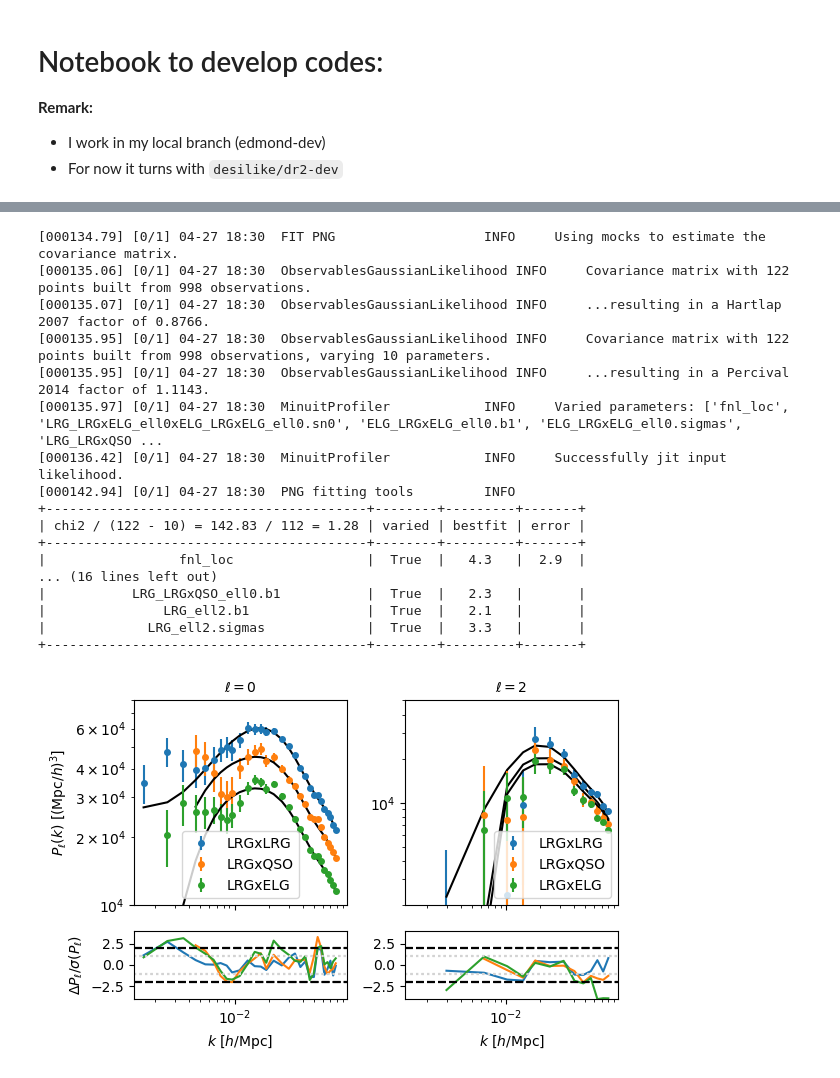
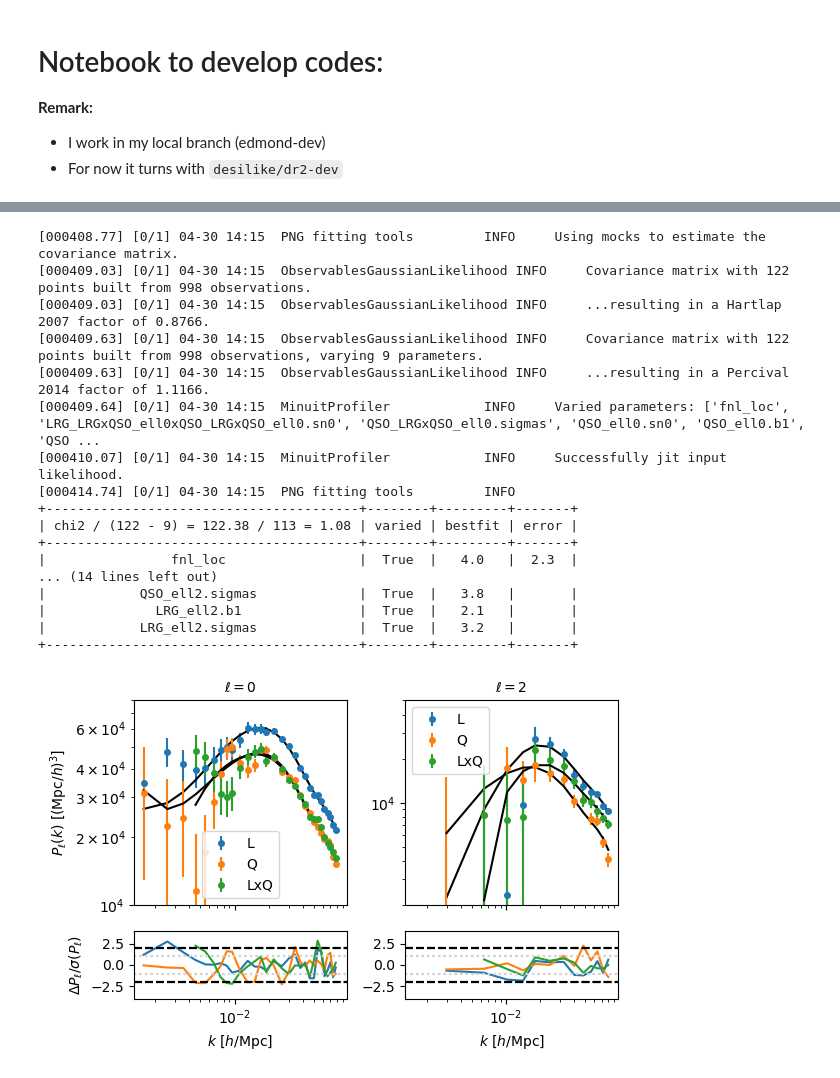
Before and after one commit to AlbertoRosado1/cai-dr2-clustering-products, a Jupyter notebook: local_png/fit_fnl_data.ipynb, the cells around one changed output, grey strips where cells are left out. Cells and saved outputs as stored; diff of their text form; code cells hidden in the pictures.

```diff
--- a/local_png/fit_fnl_data.ipynb
+++ b/local_png/fit_fnl_data.ipynb
@@ -64,19 +46,21 @@ logger.info(f'Load data from: {data_dir} and mocks from: {mocks_dir}')
 def propose_fiducial():
     propose_fiducial = {}
 
+    use_ell2 = True
+
     propose_fiducial['LRG'] = {'weight_type': 'default-fkp-oqe', 'zrange': (0.4, 1.1), 'region': 'GCcomb',
-                               'use_ell2': True, 'kmin': 1e-3, 'kmax': 0.08, 'kmin_ell2': 1e-3, 'kmax_ell2': 0.08}
+                               'use_ell2': use_ell2, 'kmin': 1e-3, 'kmax': 0.08, 'kmin_ell2': 1e-3, 'kmax_ell2': 0.08}
     propose_fiducial['ELG'] = {'weight_type': 'default-fkp-oqe', 'zrange': (0.8, 1.6), 'region': 'GCcomb',
-                               'use_ell2': True, 'kmin': 1e-2, 'kmax': 0.08, 'kmin_ell2': 1e-3, 'kmax_ell2': 0.08}  #6e-3
+                               'use_ell2': use_ell2, 'kmin': 1e-2, 'kmax': 0.08, 'kmin_ell2': 1e-3, 'kmax_ell2': 0.08}  #6e-3
     propose_fiducial['QSO'] = {'weight_type': 'default-fkp-oqe', 'zrange': (0.8, 3.5), 'region': 'GCcomb',
-                               'use_ell2': True, 'kmin': 1e-3, 'kmax': 0.08, 'kmin_ell2': 1e-3, 'kmax_ell2': 0.08}
+                               'use_ell2': use_ell2, 'kmin': 1e-3, 'kmax': 0.08, 'kmin_ell2': 1e-3, 'kmax_ell2': 0.08}
 
     propose_fiducial['LRGxQSO'] = {'weight_type': 'default-fkp-oqe', 'zrange': (0.8, 1.1), 'region': 'GCcomb',
-                                   'use_ell2': True, 'kmin': 4e-3, 'kmax': 0.08, 'kmin_ell2': 3e-3, 'kmax_ell2': 0.08}
+                                   'use_ell2': use_ell2, 'kmin': 4e-3, 'kmax': 0.08, 'kmin_ell2': 3e-3, 'kmax_ell2': 0.08}
     propose_fiducial['LRGxELG'] = {'weight_type': 'default-fkp-oqe', 'zrange': (0.8, 1.1), 'region': 'GCcomb',
-                                   'use_ell2': True, 'kmin': 1e-3, 'kmax': 0.08, 'kmin_ell2': 1e-3, 'kmax_ell2': 0.08}
+                                   'use_ell2': use_ell2, 'kmin': 1e-3, 'kmax': 0.08, 'kmin_ell2': 1e-3, 'kmax_ell2': 0.08}
     propose_fiducial['ELGxQSO'] = {'weight_type': 'default-fkp-oqe', 'zrange': (0.8, 1.6), 'region': 'GCcomb',
-                                   'use_ell2': True, 'kmin': 4e-3, 'kmax': 0.08, 'kmin_ell2': 3e-3, 'kmax_ell2': 0.08}
+                                   'use_ell2': use_ell2, 'kmin': 4e-3, 'kmax': 0.08, 'kmin_ell2': 3e-3, 'kmax_ell2': 0.08}
 
     # when sort tracer name, ELG arrive first, so it is convienient to have it here as well
     propose_fiducial['ELGxLRG'] = propose_fiducial['ELGxQSO']
@@ -98,7 +82,7 @@ for tracer in tracers_to_read:
 
     try:
         logger.info(f'After rebinning and k range selection: {pk.get(0).k.shape[0]} and {pk.get(2).k.shape[0]} data points.')
-    except KeyError:
+    except ValueError:
         logger.info(f'After rebinning and k range selection: {pk.get(0).k.shape[0]} data points.')
 
     if 'x' not in short_tracer: short_tracer = 'x'.join(2*[short_tracer])
@@ -108,6 +92,6 @@ for tracer in tracers_to_read:
     zeffs[short_tracer][0] = windows[short_tracer].observable.get(0).attrs['zeff']
     try:
         zeffs[short_tracer][2] = windows[short_tracer].observable.get(2).attrs['zeff']
-    except KeyError:
+    except ValueError:
         pass
 # %% [output]
@@ -296,29 +150,29 @@ PARCEQUE LA SI J4AI DEUX CROSS AVEC LES ELGS CA NE MARCHE PAS :(
 # %%
-#order = ['LRGxELG', 'ELGxQSO']
-#orders = [['LRGxLRG', 'QSOxQSO', 'LRGxQSO', 'LRGxELG']]
+orders = [['LRGxLRG', 'QSOxQSO', 'LRGxQSO']]
+orders += [['LRGxLRG', 'QSOxQSO', 'LRGxQSO', 'LRGxELG', 'ELGxQSO']]
+orders += [['LRGxLRG', 'QSOxQSO', 'ELGxELG', 'LRGxQSO', 'LRGxELG', 'ELGxQSO']]
 
-order = ['LRGxLRG', 'LRGxQSO', 'LRGxELG']
+for order in orders:
+    likelihoods['-'.join(order)] = build_total_likelihood(order, pks, observables, mocks, zeffs, fiducial)
 
-likelihood = build_total_likelihood(order, pks, observables, mocks, zeffs, fiducial)
-
-profilers['-'.join(order)] = run_profiler(likelihood)
-plot_observables({tt: observables[tt] for tt in order})
+    profilers['-'.join(order)] = run_profiler(likelihoods['-'.join(order)])
+    plot_observables({tt: observables[tt] for tt in order})
 # %% [output]
-[000134.79] [0/1] 04-27 18:30  FIT PNG                   INFO     Using mocks to estimate the covariance matrix.
-[000135.06] [0/1] 04-27 18:30  ObservablesGaussianLikelihood INFO     Covariance matrix with 122 points built from 998 observations.
-[000135.07] [0/1] 04-27 18:30  ObservablesGaussianLikelihood INFO     ...resulting in a Hartlap 2007 factor of 0.8766.
-[000135.95] [0/1] 04-27 18:30  ObservablesGaussianLikelihood INFO     Covariance matrix with 122 points built from 998 observations, varying 10 parameters.
-[000135.95] [0/1] 04-27 18:30  ObservablesGaussianLikelihood INFO     ...resulting in a Percival 2014 factor of 1.1143.
-[000135.97] [0/1] 04-27 18:30  MinuitProfiler            INFO     Varied parameters: ['fnl_loc', 'LRG_LRGxELG_ell0xELG_LRGxELG_ell0.sn0', 'ELG_LRGxELG_ell0.b1', 'ELG_LRGxELG_ell0.sigmas', 'LRG_LRGxQSO ...
-[000136.42] [0/1] 04-27 18:30  MinuitProfiler            INFO     Successfully jit input likelihood.
-[000142.94] [0/1] 04-27 18:30  PNG fitting tools         INFO
-+-----------------------------------------+--------+---------+-------+
-| chi2 / (122 - 10) = 142.83 / 112 = 1.28 | varied | bestfit | error |
-+-----------------------------------------+--------+---------+-------+
-|                 fnl_loc                 |  True  |   4.3   |  2.9  |
-... (16 lines left out)
-|           LRG_LRGxQSO_ell0.b1           |  True  |   2.3   |       |
-|               LRG_ell2.b1               |  True  |   2.1   |       |
-|             LRG_ell2.sigmas             |  True  |   3.3   |       |
-+-----------------------------------------+--------+---------+-------+
+[000408.77] [0/1] 04-30 14:15  PNG fitting tools         INFO     Using mocks to estimate the covariance matrix.
+[000409.03] [0/1] 04-30 14:15  ObservablesGaussianLikelihood INFO     Covariance matrix with 122 points built from 998 observations.
+[000409.03] [0/1] 04-30 14:15  ObservablesGaussianLikelihood INFO     ...resulting in a Hartlap 2007 factor of 0.8766.
+[000409.63] [0/1] 04-30 14:15  ObservablesGaussianLikelihood INFO     Covariance matrix with 122 points built from 998 observations, varying 9 parameters.
+[000409.63] [0/1] 04-30 14:15  ObservablesGaussianLikelihood INFO     ...resulting in a Percival 2014 factor of 1.1166.
+[000409.64] [0/1] 04-30 14:15  MinuitProfiler            INFO     Varied parameters: ['fnl_loc', 'LRG_LRGxQSO_ell0xQSO_LRGxQSO_ell0.sn0', 'QSO_LRGxQSO_ell0.sigmas', 'QSO_ell0.sn0', 'QSO_ell0.b1', 'QSO ...
+[000410.07] [0/1] 04-30 14:15  MinuitProfiler            INFO     Successfully jit input likelihood.
+[000414.74] [0/1] 04-30 14:15  PNG fitting tools         INFO
++----------------------------------------+--------+---------+-------+
+| chi2 / (122 - 9) = 122.38 / 113 = 1.08 | varied | bestfit | error |
++----------------------------------------+--------+---------+-------+
+|                fnl_loc                 |  True  |   4.0   |  2.3  |
+... (14 lines left out)
+|            QSO_ell2.sigmas             |  True  |   3.8   |       |
+|              LRG_ell2.b1               |  True  |   2.1   |       |
+|            LRG_ell2.sigmas             |  True  |   3.2   |       |
++----------------------------------------+--------+---------+-------+
-[figure, old version]
+[figure, new version]
```
Also changed, not shown: parts of 26 cells of this notebook, 2 other files.
